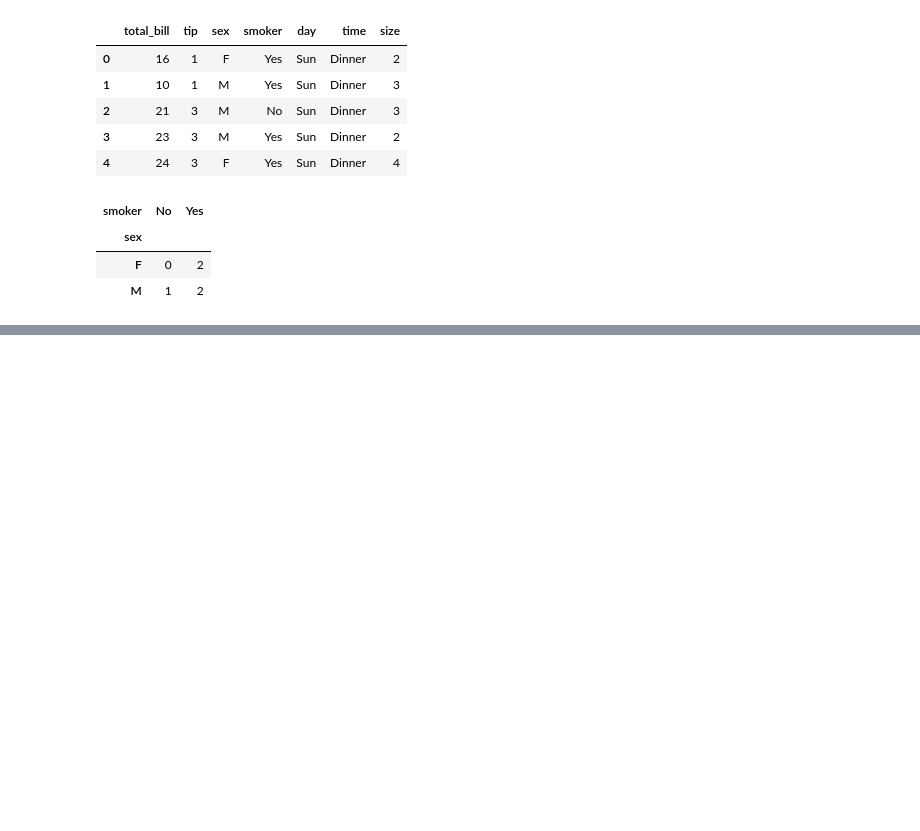
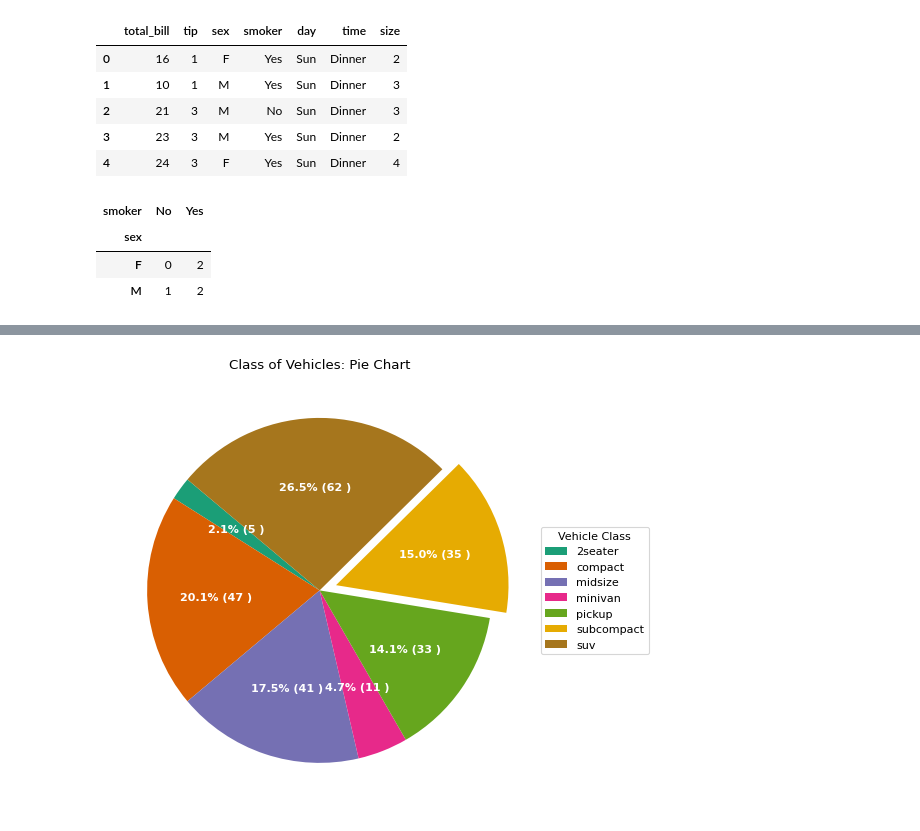
Before and after one commit to DieNice/lessons_notebooks, a Jupyter notebook: lesson_4.ipynb, the cells around one changed output, grey strips where cells are left out. Drawn from its saved outputs; the diff is of its cells as text; code cells hidden in the pictures; blank space fills up the shorter version.

```diff
--- a/lesson_4.ipynb
+++ b/lesson_4.ipynb
@@ -683,0 +723,31 @@ pd.crosstab(df.sex, df.smoker)
+# %%
+df_raw = pd.read_csv("https://github.com/selva86/datasets/raw/master/mpg_ggplot2.csv")
+
+# Prepare Data
+df = df_raw.groupby('class').size().reset_index(name='counts')
+
+# Draw Plot
+fig, ax = plt.subplots(figsize=(12, 7), subplot_kw=dict(aspect="equal"), dpi= 80)
+
+data = df['counts']
+categories = df['class']
+explode = [0,0,0,0,0,0.1,0]
+
+def func(pct, allvals):
+    absolute = int(pct/100.*np.sum(allvals))
+    return "{:.1f}% ({:d} )".format(pct, absolute)
+
+wedges, texts, autotexts = ax.pie(data,
+                                  autopct=lambda pct: func(pct, data),
+                                  textprops=dict(color="w"),
+                                  colors=plt.cm.Dark2.colors,
+                                 startangle=140,
+                                 explode=explode)
+
+# Decoration
+ax.legend(wedges, categories, title="Vehicle Class", loc="center left", bbox_to_anchor=(1, 0, 0.5, 1))
+plt.setp(autotexts, size=10, weight=700)
+ax.set_title("Class of Vehicles: Pie Chart")
+plt.show()
+# %% [output]
+[figure, added]
```
Also changed, not shown: parts of 37 cells of this notebook, 2 other files.
